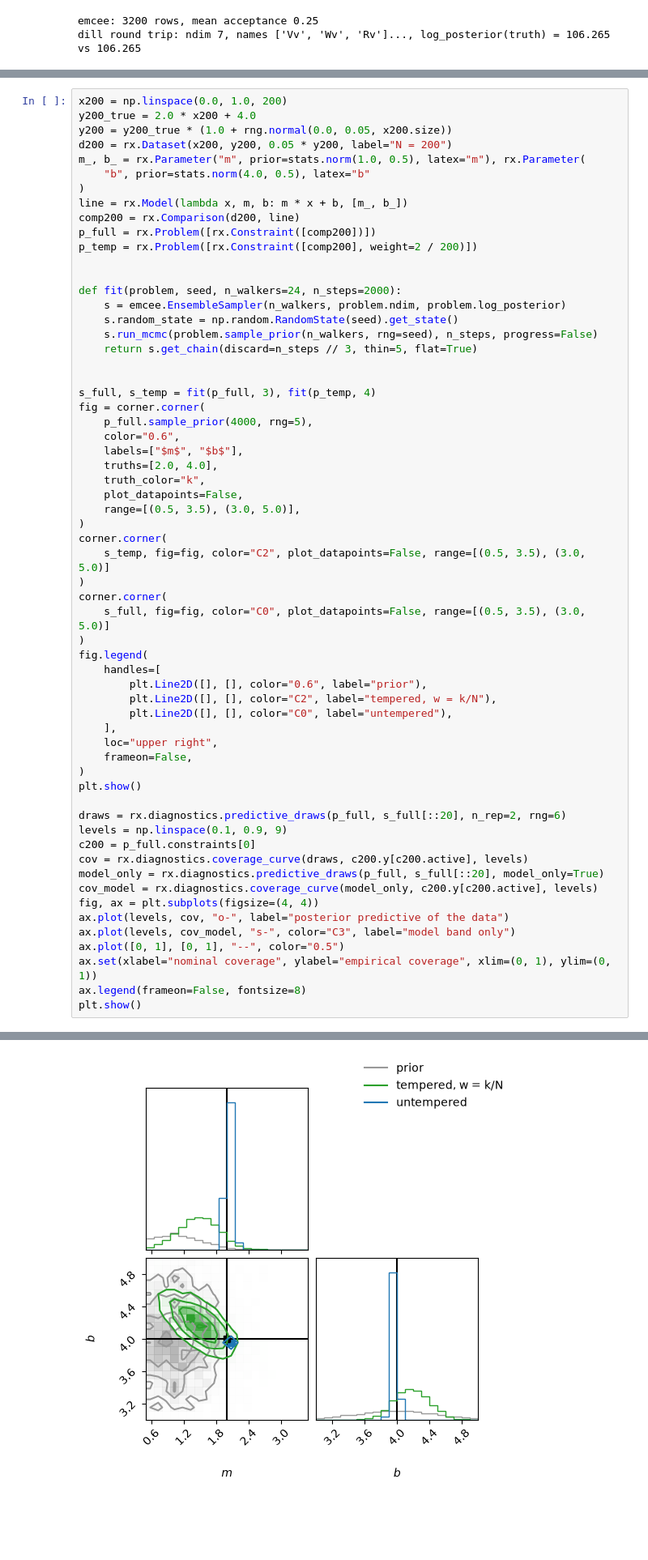
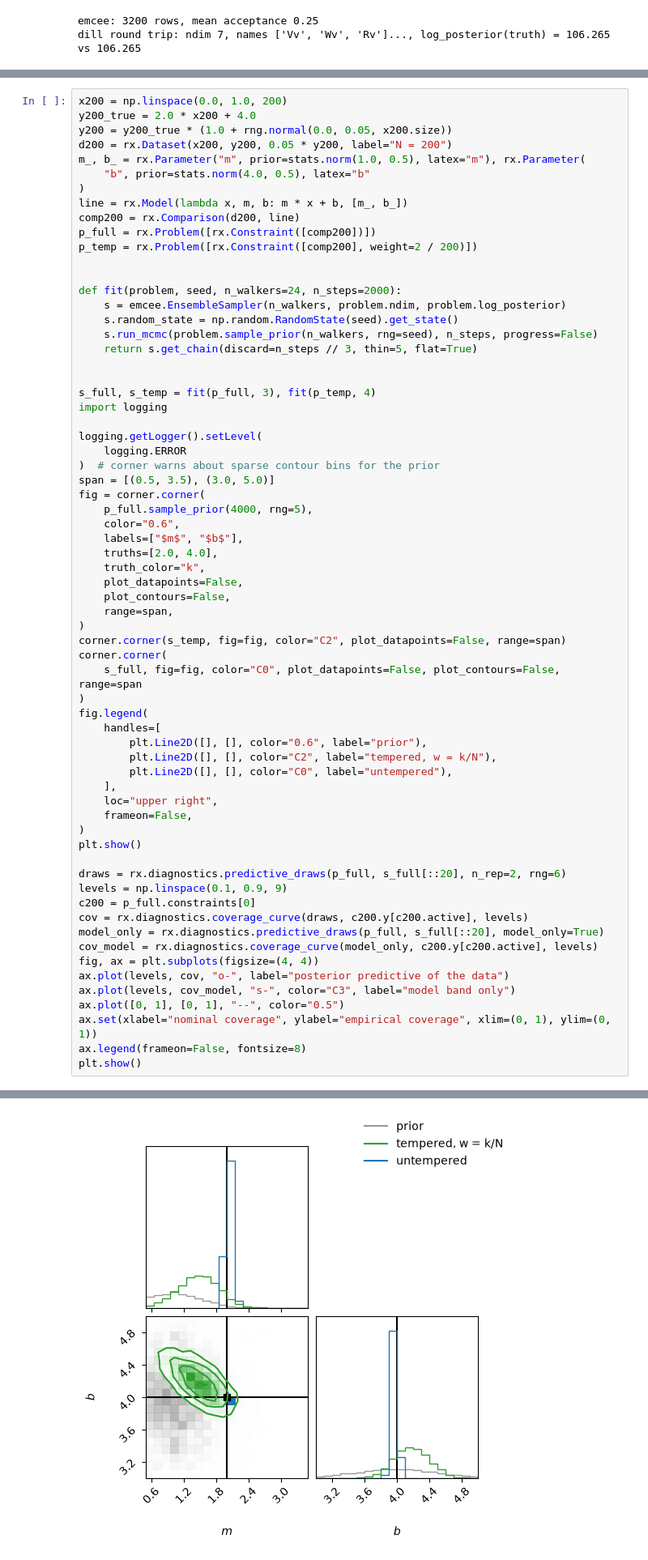
Before and after one commit to beykyle/rxmc, a Jupyter notebook: examples/measurement_to_calibration.ipynb, the cells around one changed output, grey strips where cells are left out. Shown at 81% size. Cells and saved outputs as stored; diff of their text form; blank space fills up the shorter version.

Commit message:
Silence the sparse-contour warning in the tempering figure

```diff
--- a/examples/measurement_to_calibration.ipynb
+++ b/examples/measurement_to_calibration.ipynb
@@ -309,6 +309,12 @@ def fit(problem, seed, n_walkers=24, n_steps=2000):
 
 
 s_full, s_temp = fit(p_full, 3), fit(p_temp, 4)
+import logging
+
+logging.getLogger().setLevel(
+    logging.ERROR
+)  # corner warns about sparse contour bins for the prior
+span = [(0.5, 3.5), (3.0, 5.0)]
 fig = corner.corner(
     p_full.sample_prior(4000, rng=5),
     color="0.6",
@@ -316,13 +322,12 @@ fig = corner.corner(
     truths=[2.0, 4.0],
     truth_color="k",
     plot_datapoints=False,
-    range=[(0.5, 3.5), (3.0, 5.0)],
+    plot_contours=False,
+    range=span,
 )
+corner.corner(s_temp, fig=fig, color="C2", plot_datapoints=False, range=span)
 corner.corner(
-    s_temp, fig=fig, color="C2", plot_datapoints=False, range=[(0.5, 3.5), (3.0, 5.0)]
-)
-corner.corner(
-    s_full, fig=fig, color="C0", plot_datapoints=False, range=[(0.5, 3.5), (3.0, 5.0)]
+    s_full, fig=fig, color="C0", plot_datapoints=False, plot_contours=False, range=span
 )
 fig.legend(
     handles=[
@@ -353,4 +357,4 @@ WARNING:root:Too few points to create valid contours
-[figure, old version]
+[figure, new version]
 [figure]
 # %% [markdown]
 ## An inferred model error per data type (recipe 26)
```
Also changed, not shown: parts of 1 cell of this notebook.
